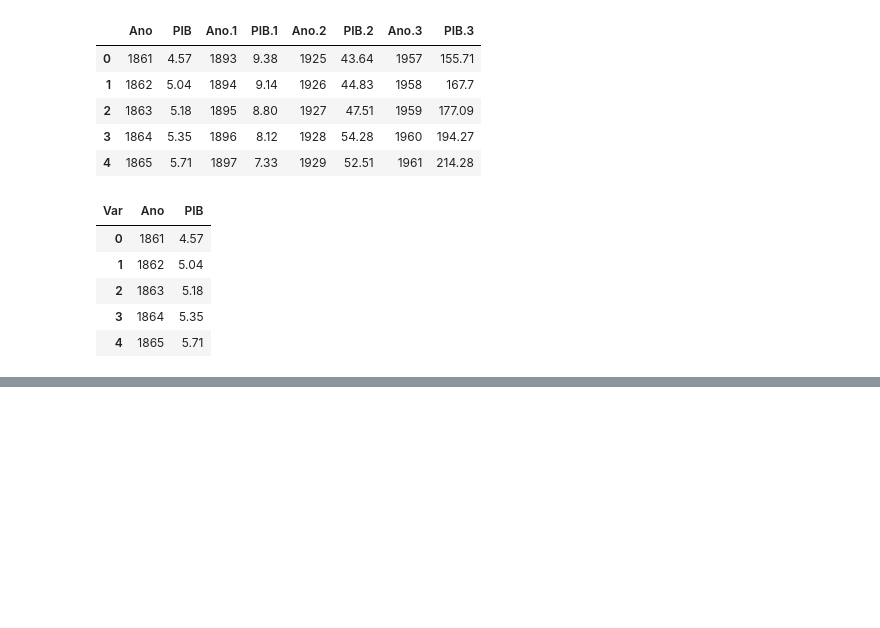
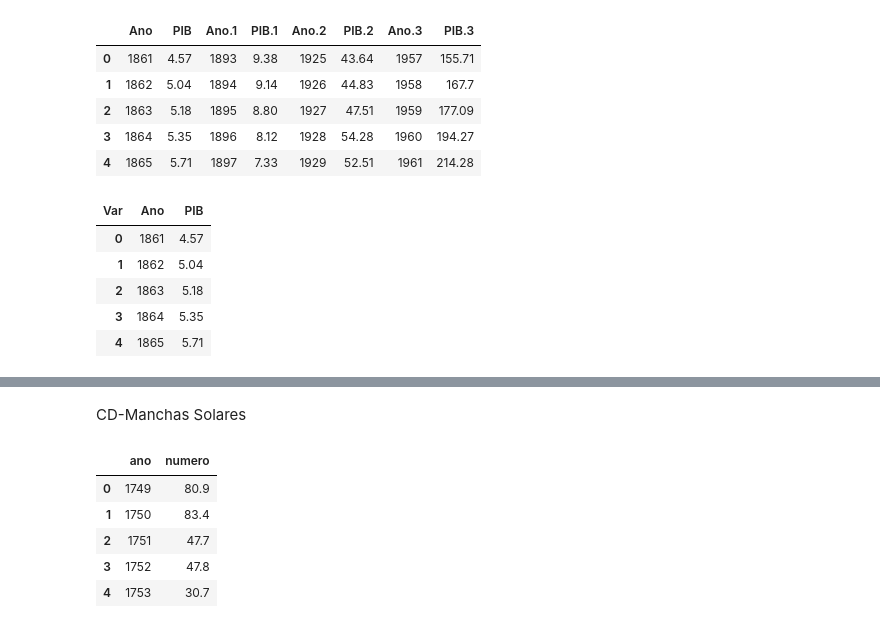
Before and after one commit to lpoggetto/estat_bas_py, a Jupyter notebook: ajustando_dados.ipynb, the cells around one changed output, grey strips where cells are left out. Drawn from its saved outputs; the diff is of its cells as text; code cells hidden in the pictures; blank space fills up the shorter version.

```diff
--- a/ajustando_dados.ipynb
+++ b/ajustando_dados.ipynb
@@ -295,0 +354,31 @@ To do:
+# %% [markdown]
+CD-Manchas Solares
+# %%
+CD_manchas_solares = arq_xls['CD-Manchas Solares']
+
+# separando as colunas para empilhar
+_subset1_manchas_solares = CD_manchas_solares.iloc[:, :2]
+_subset2_manchas_solares = CD_manchas_solares.iloc[:, 2:4]
+_subset3_manchas_solares = CD_manchas_solares.iloc[:, 4:6]
+_subset4_manchas_solares = CD_manchas_solares.iloc[:, 6:8]
+
+# lista com todos os substes
+_lista_subsets_manchas = [_subset1_manchas_solares, _subset2_manchas_solares, _subset3_manchas_solares, _subset4_manchas_solares]
+
+# lista com os nomes das colunas
+_nomes_col_cd_manchas = ['ano', 'numero']
+
+# renomeando todos os subsets
+for s in _lista_subsets_manchas:
+    s.columns = _nomes_col_cd_manchas
+
+CD_manchas_solares = pd.concat(_lista_subsets_manchas)
+
+CD_manchas_solares.head()
+# %% [output]
+|  | ano | numero |
+| 0 | 1749 | 80.9 |
+| 1 | 1750 | 83.4 |
+| 2 | 1751 | 47.7 |
+| 3 | 1752 | 47.8 |
+| 4 | 1753 | 30.7 |
```
Also changed, not shown: parts of 13 cells of this notebook, 15 other files.
